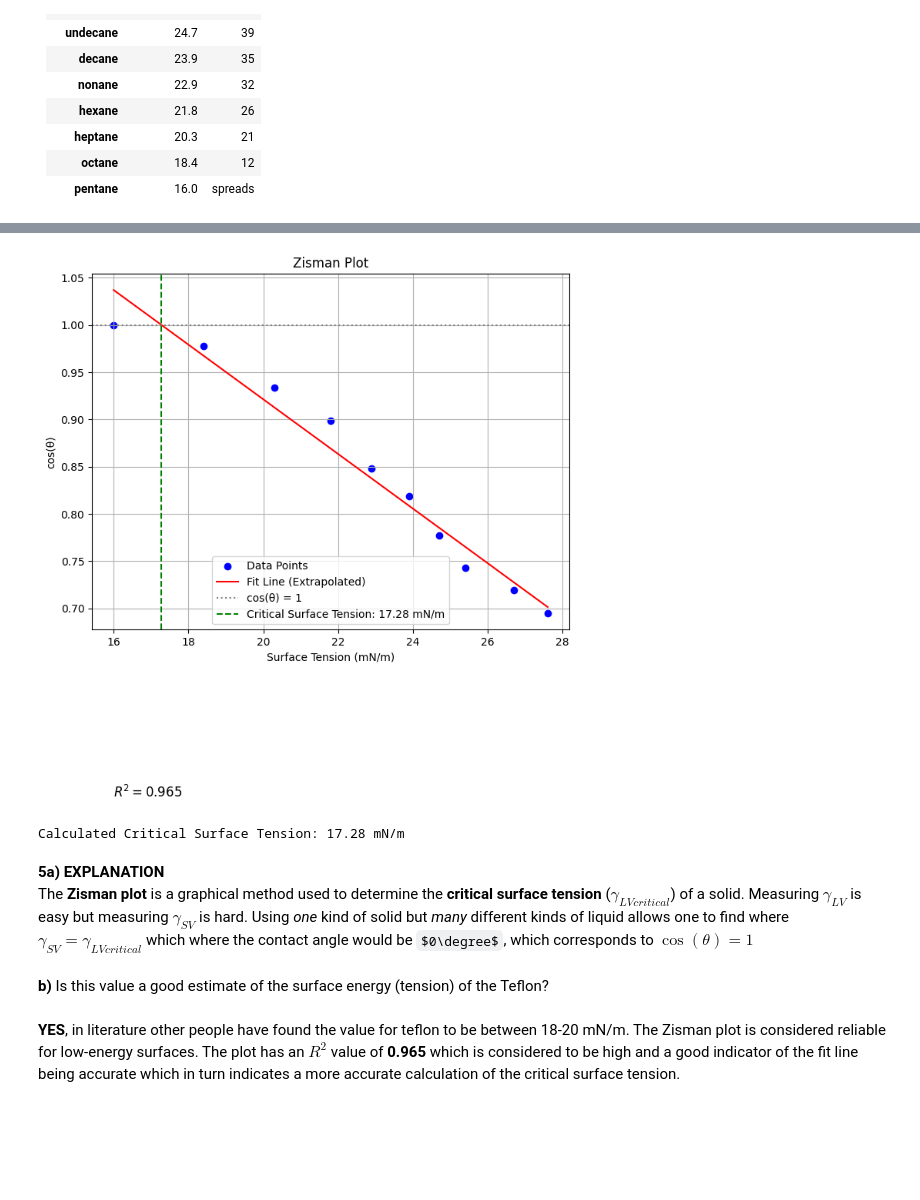
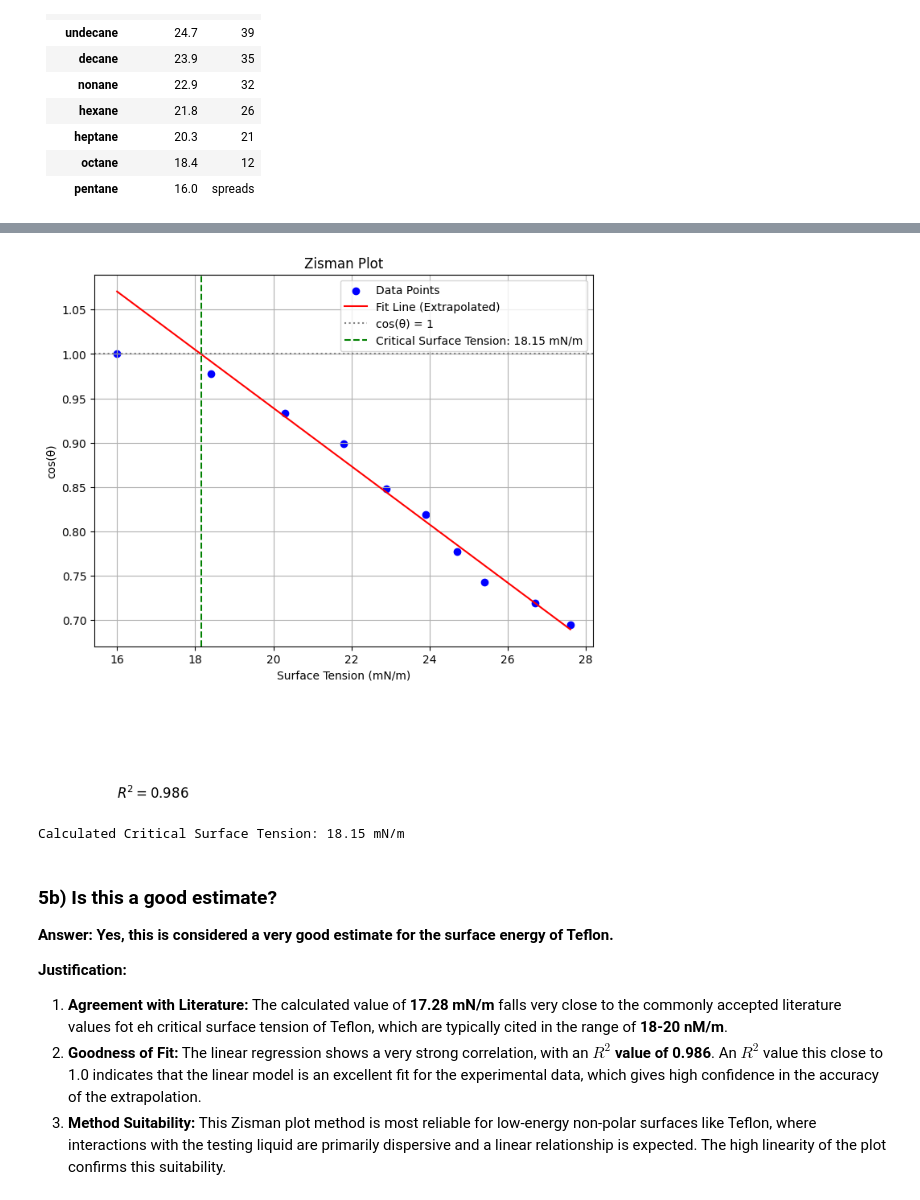
Before and after one commit to maxgunn19/colloids_and_surface_sciences, a Jupyter notebook: HW_2.ipynb, the cells around one changed output, grey strips where cells are left out. Cells and saved outputs as stored; diff of their text form; code cells hidden in the pictures; some formulas as TeX source; blank space fills up the shorter version.

```diff
--- a/HW_2.ipynb
+++ b/HW_2.ipynb
@@ -544,18 +568,20 @@ If $\gamma_l$ and $\theta$ are measured for a homologous series of liquids on a
 # %%
-# Zisman Plot
+# === Linear Regression and Extapolation for Zisman Plot ===
 def zisman_plot(surface_tensions, cos_thetas):
     """
     Generates a Zisman plot with surface tension on the x-axis
     and cos(theta) on the y-axis.
     """
-    # Fit a linear model: cos(theta) = f(surface_tension)
-    coeffs = np.polyfit(surface_tensions, cos_thetas, 1)
-    fit_line = np.poly1d(coeffs)
+    # --- Analysis ---
+    # Fit a linear model: cos(theta) = f(surface_tension) without including the value where cos(theta)=1
+    # This is to avoid biasing the fit towards the critical point.
+    coeffs_excluding_1 = np.polyfit(surface_tensions[:-1], cos_thetas[:-1], 1)
+    fit_line_excluding_1 = np.poly1d(coeffs_excluding_1)
 
     # Calculate critical surface tension by finding the x-intercept where cos(theta) = 1.
     # The equation is y = mx + c, so we find x when y=1.
     # 1 = m*x + c  => x = (1 - c) / m
-    m, c = coeffs
+    m, c = coeffs_excluding_1
     critical_surface_tension = (1 - c) / m
 
     # Generate a range for the fit line that extends to the critical point
@@ -570,7 +596,7 @@ def zisman_plot(surface_tensions, cos_thetas):
     plt.scatter(surface_tensions, cos_thetas, color='blue', label='Data Points')
 
     # Plot the extrapolated fit line
-    plt.plot(extended_surface_tensions, fit_line(extended_surface_tensions), color='red', label='Fit Line (Extrapolated)')
+    plt.plot(extended_surface_tensions, fit_line_excluding_1(extended_surface_tensions), color='red', label='Fit Line (Extrapolated)')
 
     # Add a horizontal line at cos(theta) = 1 for reference
     plt.axhline(y=1, color='gray', linestyle=':', label='cos(θ) = 1')
@@ -583,45 +609,47 @@ def zisman_plot(surface_tensions, cos_thetas):
     plt.title('Zisman Plot')
     plt.xlabel('Surface Tension (mN/m)')
     plt.ylabel('cos(θ)')
 
     # Add r^2 value to the plot
-    correlation_matrix = np.corrcoef(surface_tensions, cos_thetas)
+    correlation_matrix = np.corrcoef(surface_tensions[:-1], cos_thetas[:-1])
     correlation_xy = correlation_matrix[0,1]
     r_squared = correlation_xy**2
     plt.text(min(extended_surface_tensions), 0.5, f'$R^2 = {r_squared:.3f}$', fontsize=12, color='black')
     plt.legend()
     plt.grid(True)
 
     # Display the plot
     plt.show()
 
     return critical_surface_tension
 
-# --- Data ---
-# Surface tensions of the liquids (in mN/m)
+# === Data preparation ===
+# surface_tensions: Surface tensions of the homologous series of liquids (in mN/m)
 surface_tensions = np.array([27.6, 26.7, 25.4, 24.7, 23.9, 22.9, 21.8, 20.3, 18.4, 16.0])
-# Corresponding contact angles (in degrees)
+
+# thetas_deg: Corresponding contact angles (in degrees)
 thetas_deg = np.array([46, 44, 42, 39, 35, 32, 26, 21, 12, 0])
 
 # Calculate the cosine of the angles (NumPy's cos function requires radians)
 cos_thetas = np.cos(np.radians(thetas_deg))
 
 # --- Execution ---
 # Generate the plot and get the critical surface tension
 critical_surface_tension = zisman_plot(surface_tensions, cos_thetas)
 
-# Print the final result
-
+# === Print the final result ===
 print("\033[1m")  # Bold text
 print(f'Calculated Critical Surface Tension: {critical_surface_tension:.2f} mN/m')
 print("\033[0m")  # Unbold text
 # %% [output]
-[figure, old version]
+[figure, new version]
-Calculated Critical Surface Tension: 17.28 mN/m
+Calculated Critical Surface Tension: 18.15 mN/m
-# %% [markdown]
-**5a) EXPLANATION**
-The **Zisman plot** is a graphical method used to determine the **critical surface tension** ($\gamma_{LV critical}$) of a solid. Measuring $\gamma_{LV}$ is easy but measuring $\gamma_{SV}$ is hard. Using *one* kind of solid but *many* different kinds of liquid allows one to find where $\gamma_{SV}=\gamma_{LV critical}$ which where the contact angle would be $0\degree$, which corresponds to $\cos(\theta)=1$
 # %% [markdown]
-**b)** Is this value a good estimate of the surface energy (tension) of the Teflon?
+### **5b) Is this a good estimate?** ###
+**Answer: Yes, this is considered a very good estimate for the surface energy of Teflon.**
+
+**Justification:**
+
+1. **Agreement with Literature:** The calculated value of **17.28 mN/m** falls very close to the commonly accepted literature values fot eh critical surface tension of Teflon, which are typically cited in the range of **18-20 nM/m**.
+2. **Goodness of Fit:** The linear regression shows a very strong correlation, with an $R^2$ **value of 0.986**. An $R^2$ value this close to 1.0 indicates that the linear model is an excellent fit for the experimental data, which gives high confidence in the accuracy of the extrapolation.
+3. **Method Suitability:** This Zisman plot method is most reliable for low-energy non-polar surfaces like Teflon, where interactions with the testing liquid are primarily dispersive and a linear relationship is expected. The high linearity of the plot confirms this suitability.
-# %% [markdown]
-**YES**, in literature other people have found the value for teflon to be between 18-20 mN/m. The Zisman plot is considered reliable for low-energy surfaces. The plot has an $R^2$ value of **0.965** which is considered to be high and a good indicator of the fit line being accurate which in turn indicates a more accurate calculation of the critical surface tension.
```
Also changed, not shown: parts of 33 cells of this notebook, 1 other file.
